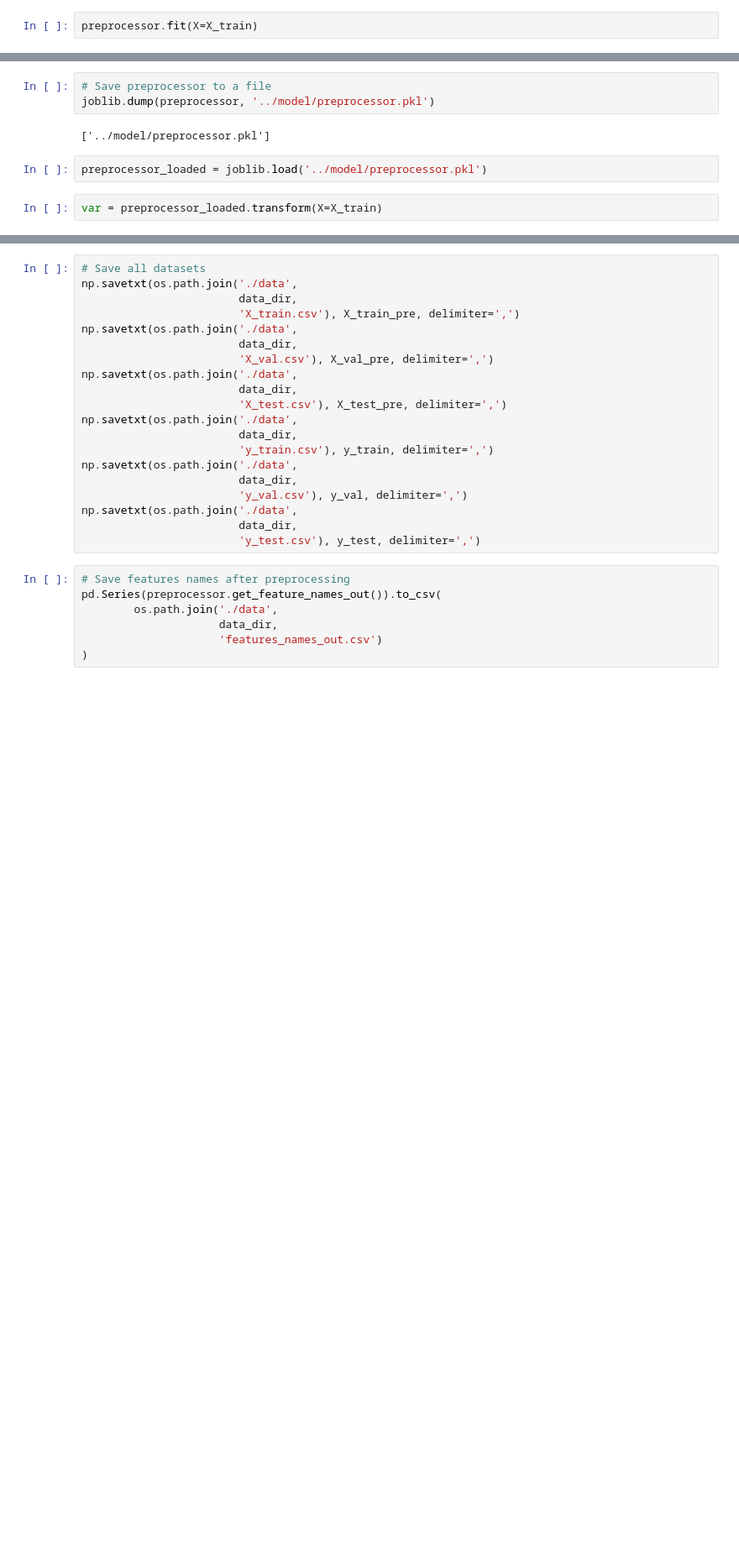
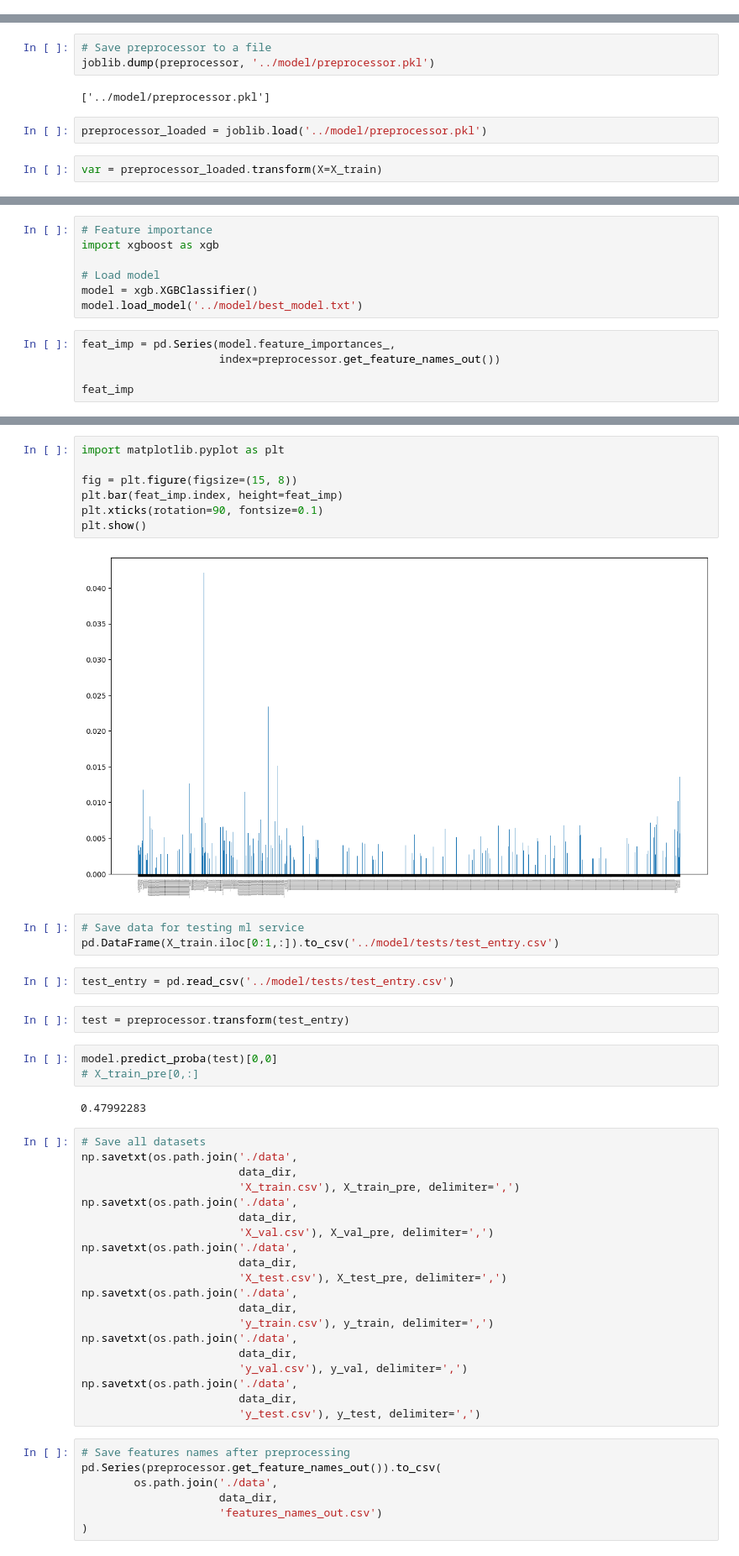
Before and after one commit to wdlopezp/Credit-Risk-Analysis, a Jupyter notebook: notebooks/Feature_Engineering.ipynb, the cells around one changed output, grey strips where cells are left out. Shown: that part at 84% size. Cells and saved outputs as stored; diff of their text form; blank space fills up the shorter version.

```diff
--- a/notebooks/Feature_Engineering.ipynb
+++ b/notebooks/Feature_Engineering.ipynb
@@ -178,2 +112,0 @@ data_df
-# %%
-preprocessor.fit(X=X_train)
@@ -228,0 +131,12 @@ var.shape
+# %%
+# Feature importance
+import xgboost as xgb
+
+# Load model
+model = xgb.XGBClassifier()
+model.load_model('../model/best_model.txt')
+# %%
+feat_imp = pd.Series(model.feature_importances_,
+                     index=preprocessor.get_feature_names_out())
+
+feat_imp
@@ -229,3 +156,24 @@ var.shape
+# %%
+import matplotlib.pyplot as plt
+
+fig = plt.figure(figsize=(15, 8))
+plt.bar(feat_imp.index, height=feat_imp)
+plt.xticks(rotation=90, fontsize=0.1)
+plt.show()
+# %% [output]
+[figure, added]
+# %%
+# Save data for testing ml service
+pd.DataFrame(X_train.iloc[0:1,:]).to_csv('../model/tests/test_entry.csv')
+# %%
+test_entry = pd.read_csv('../model/tests/test_entry.csv')
+# %%
+test = preprocessor.transform(test_entry)
+# %%
+model.predict_proba(test)[0,0]
+# X_train_pre[0,:]
+# %% [output]
+0.47992283
 # %%
 # Save all datasets
 np.savetxt(os.path.join('./data',
```
Also changed, not shown: parts of 9 cells of this notebook, 17 other files.
